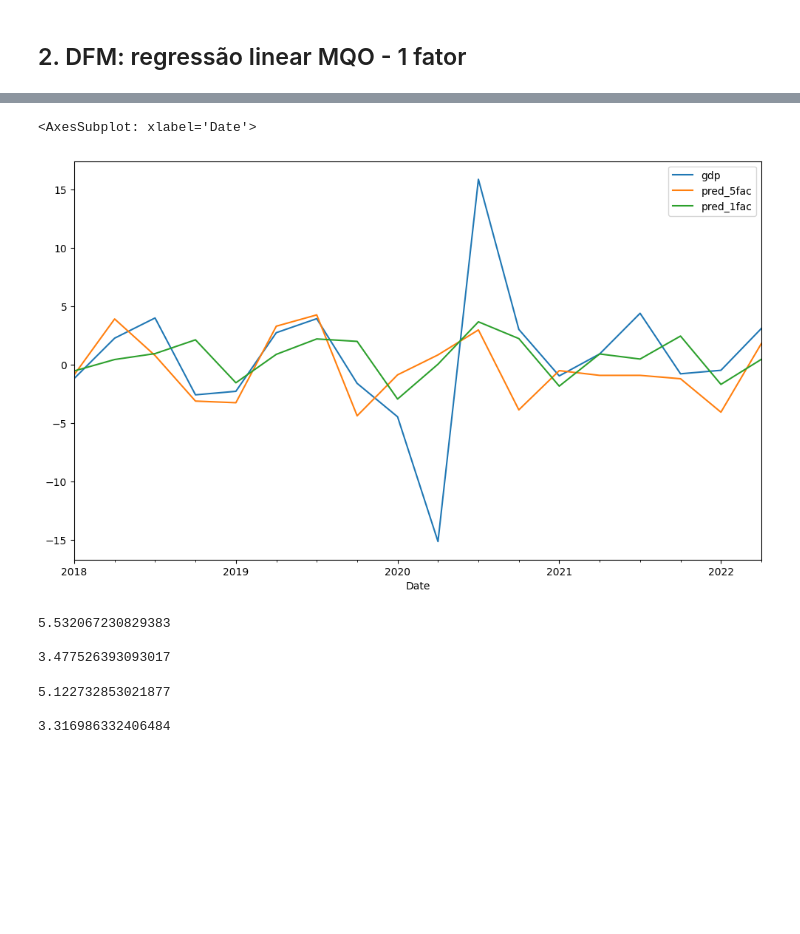
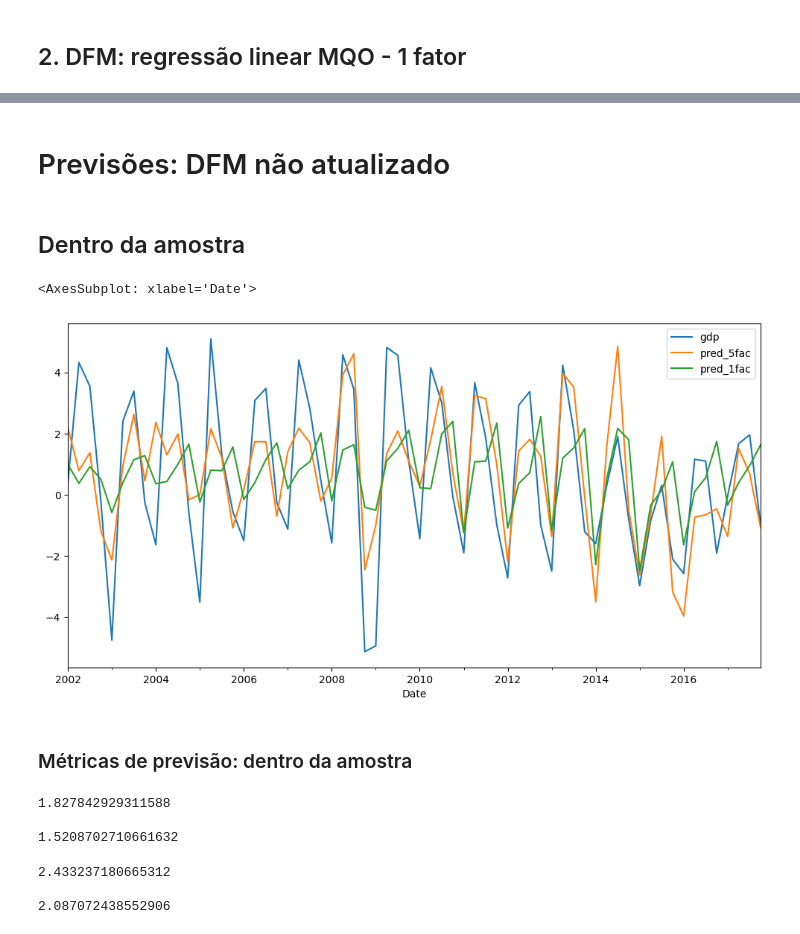
Before and after one commit to Allisterh/nowcasting_gdpbr, a Jupyter notebook: methodologies/dfm_model/dfm_ols.ipynb, the cells around one changed output, grey strips where cells are left out. Saved outputs shown, nothing was run; the diff lists cells and outputs as text; code cells hidden in the pictures; blank space fills up the shorter version.

```diff
--- a/methodologies/dfm_model/dfm_ols.ipynb
+++ b/methodologies/dfm_model/dfm_ols.ipynb
@@ -366,25 +230,31 @@ print(rmse_insample_1fac, mae_insample_1fac, sep = '\n\n')
-# %%
-forecasts_outsample = pd.DataFrame()
-forecasts_outsample['gdp'] = y_test
-forecasts_outsample['pred_5fac'] = dfm_ols_5fac.predict(X5_test)
-forecasts_outsample['pred_1fac'] = dfm_ols_1fac.predict(X5_test.F1)
-forecasts_outsample.plot()
-# %% [output]
-<AxesSubplot: xlabel='Date'>
-[figure, removed]
-# %%
-rmse_outsample_5fac = np.sqrt(((y_test - dfm_ols_5fac.predict(X5_test)) ** 2).mean())
-mae_outsample_5fac = ((y_test - dfm_ols_5fac.predict(X5_test)).abs()).mean()
-print(rmse_outsample_5fac, mae_outsample_5fac, sep = '\n\n')
-# %% [output]
-5.532067230829383
-
-3.477526393093017
-# %%
-rmse_outsample_1fac = np.sqrt(((y_test - dfm_ols_1fac.predict(X5_test.F1)) ** 2).mean())
-mae_outsample_1fac = ((y_test - dfm_ols_1fac.predict(X5_test.F1)).abs()).mean()
-print(rmse_outsample_1fac, mae_outsample_1fac, sep = '\n\n')
-# %% [output]
-5.122732853021877
-
-3.316986332406484
+# %% [markdown]
+# Previsões: DFM não atualizado
+# %% [markdown]
+## Dentro da amostra
+# %%
+forecasts_insample = pd.DataFrame()
+forecasts_insample['gdp'] = y_train
+forecasts_insample['pred_5fac'] = dfm_ols_5fac.predict(X5_train)
+forecasts_insample['pred_1fac'] = dfm_ols_1fac.predict(X5_train.F1)
+forecasts_insample.plot(figsize = (12,6))
+# %% [output]
+<AxesSubplot: xlabel='Date'>
+[figure, added]
+# %% [markdown]
+### Métricas de previsão: dentro da amostra
+# %%
+rmse_insample_5fac = np.sqrt(((dfm_ols_5fac.predict(X5_train) - y_train) ** 2).mean())
+mae_insample_5fac = ((dfm_ols_5fac.predict(X5_train) - y_train).abs()).mean()
+print(rmse_insample_5fac, mae_insample_5fac, sep = '\n\n')
+# %% [output]
+1.827842929311588
+
+1.5208702710661632
+# %%
+rmse_insample_1fac = np.sqrt(((dfm_ols_1fac.predict(X5_train.F1) - y_train) ** 2).mean())
+mae_insample_1fac = ((dfm_ols_1fac.predict(X5_train.F1) - y_train).abs()).mean()
+print(rmse_insample_1fac, mae_insample_1fac, sep = '\n\n')
+# %% [output]
+2.433237180665312
+
+2.087072438552906
```
Also changed, not shown: parts of 39 cells of this notebook, 2 other files.
